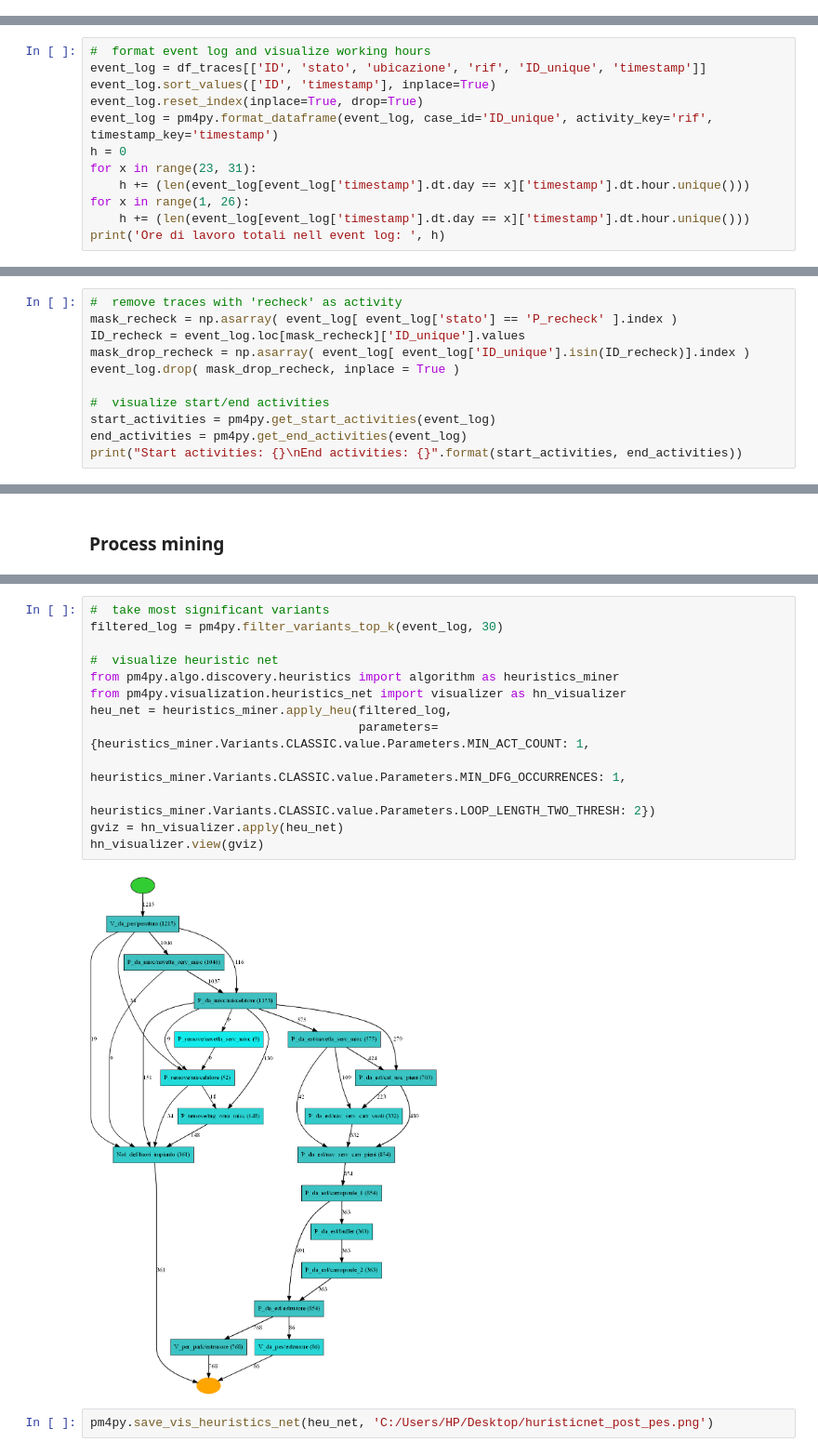
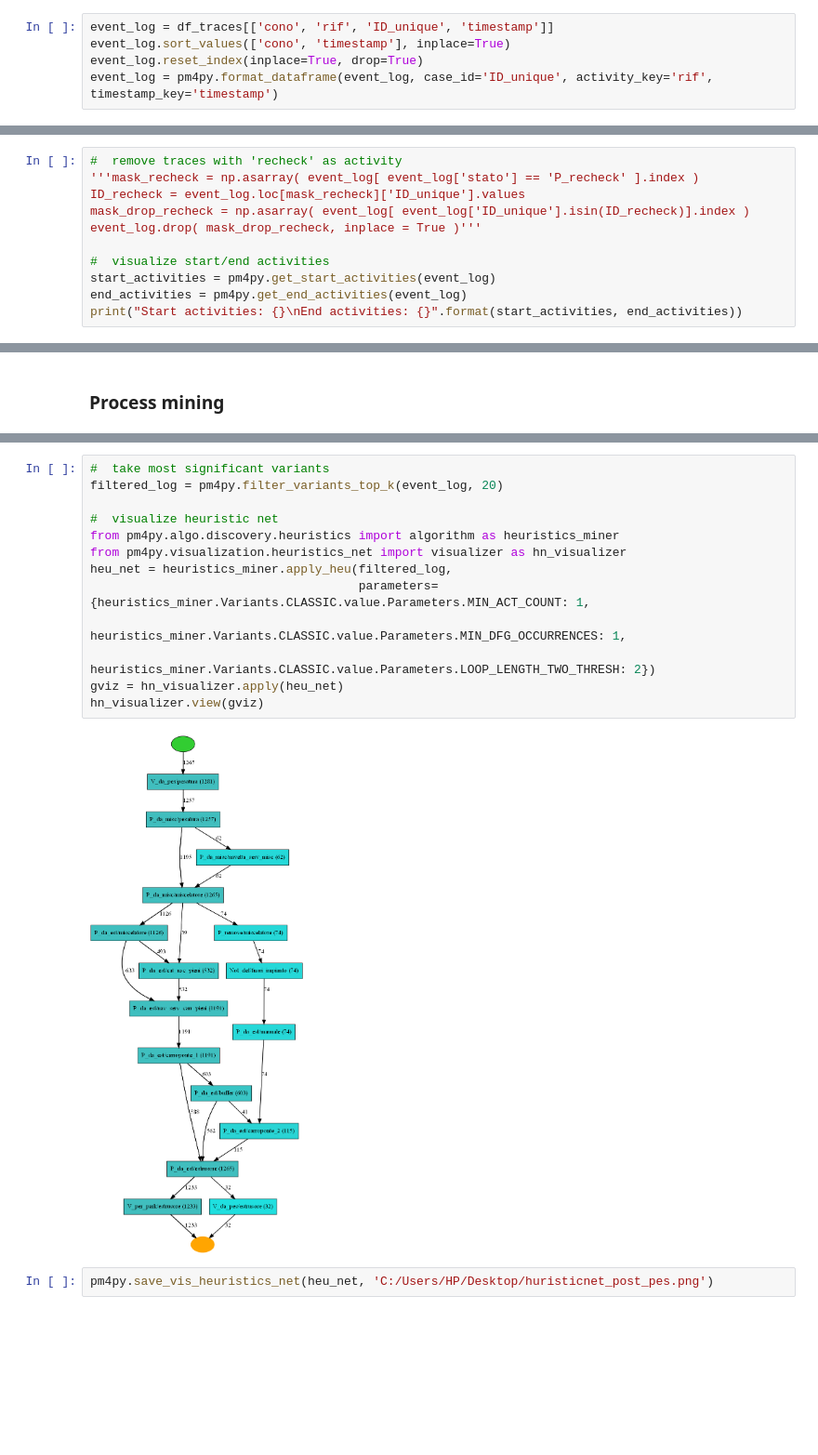
Before and after one commit to marcogiacomin/EuroMasterDataAnalysis, a Jupyter notebook: 2) Fitting distribution of the process.ipynb, the cells around one changed output, grey strips where cells are left out. Shown at 93% size. Saved outputs shown, nothing was run; the diff lists cells and outputs as text; blank space fills up the shorter version.

```diff
--- a/2) Fitting distribution of the process.ipynb
+++ b/2) Fitting distribution of the process.ipynb
@@ -29,3 +30,8 @@ event_log.reset_index(inplace=True, drop=True)
+# %%
+event_log = df_traces[['cono', 'rif', 'ID_unique', 'timestamp']]
+event_log.sort_values(['cono', 'timestamp'], inplace=True)
+event_log.reset_index(inplace=True, drop=True)
+event_log = pm4py.format_dataframe(event_log, case_id='ID_unique', activity_key='rif', timestamp_key='timestamp')
 # %%
 len(event_log['ID_unique'].unique())
 # %% [output]
@@ -33,12 +38,0 @@ len(event_log['ID_unique'].unique())
-# %%
-#  format event log and visualize working hours
-event_log = df_traces[['ID', 'stato', 'ubicazione', 'rif', 'ID_unique', 'timestamp']]
-event_log.sort_values(['ID', 'timestamp'], inplace=True)
-event_log.reset_index(inplace=True, drop=True)
-event_log = pm4py.format_dataframe(event_log, case_id='ID_unique', activity_key='rif', timestamp_key='timestamp')
-h = 0
-for x in range(23, 31):
-    h += (len(event_log[event_log['timestamp'].dt.day == x]['timestamp'].dt.hour.unique()))
-for x in range(1, 26):
-    h += (len(event_log[event_log['timestamp'].dt.day == x]['timestamp'].dt.hour.unique()))
-print('Ore di lavoro totali nell event log: ', h)
@@ -48,10 +40,10 @@ Ore di lavoro totali nell event log:  620
 ### Pre processing
 # %%
 #  remove traces with 'recheck' as activity
-mask_recheck = np.asarray( event_log[ event_log['stato'] == 'P_recheck' ].index )
+'''mask_recheck = np.asarray( event_log[ event_log['stato'] == 'P_recheck' ].index )
 ID_recheck = event_log.loc[mask_recheck]['ID_unique'].values
 mask_drop_recheck = np.asarray( event_log[ event_log['ID_unique'].isin(ID_recheck)].index )
-event_log.drop( mask_drop_recheck, inplace = True )
+event_log.drop( mask_drop_recheck, inplace = True )'''
 
 #  visualize start/end activities
 start_activities = pm4py.get_start_activities(event_log)
@@ -119,19 +111,19 @@ variants_count
   'case:concept:name': 1}]
 # %%
 #  take most significant variants
-filtered_log = pm4py.filter_variants_top_k(event_log, 30)
+filtered_log = pm4py.filter_variants_top_k(event_log, 20)
 
 #  visualize heuristic net
 from pm4py.algo.discovery.heuristics import algorithm as heuristics_miner
 from pm4py.visualization.heuristics_net import visualizer as hn_visualizer
 heu_net = heuristics_miner.apply_heu(filtered_log,
                                      parameters={heuristics_miner.Variants.CLASSIC.value.Parameters.MIN_ACT_COUNT: 1,
                                                 heuristics_miner.Variants.CLASSIC.value.Parameters.MIN_DFG_OCCURRENCES: 1,
                                                 heuristics_miner.Variants.CLASSIC.value.Parameters.LOOP_LENGTH_TWO_THRESH: 2})
 gviz = hn_visualizer.apply(heu_net)
 hn_visualizer.view(gviz)
 # %% [output]
-[figure, old version]
+[figure, new version]
 # %%
 pm4py.save_vis_heuristics_net(heu_net, 'C:/Users/HP/Desktop/huristicnet_post_pes.png')
 # %% [markdown]
```
Also changed, not shown: parts of 10 cells of this notebook, 2 other files.
